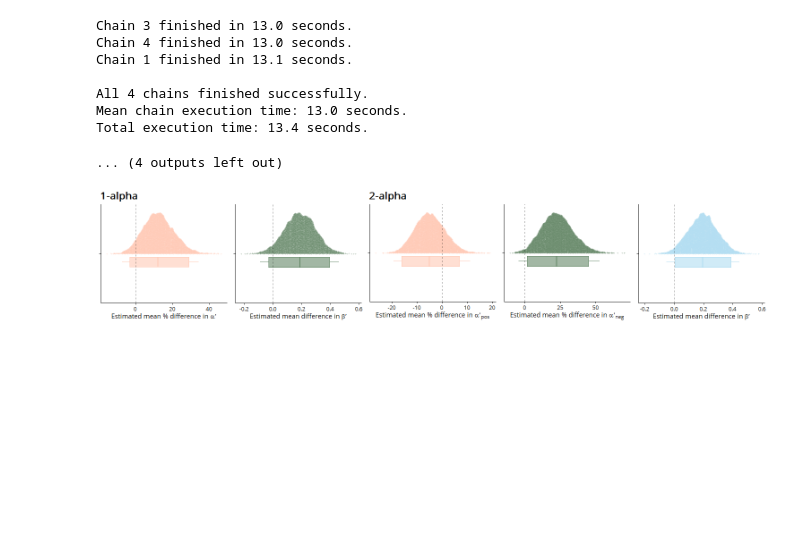
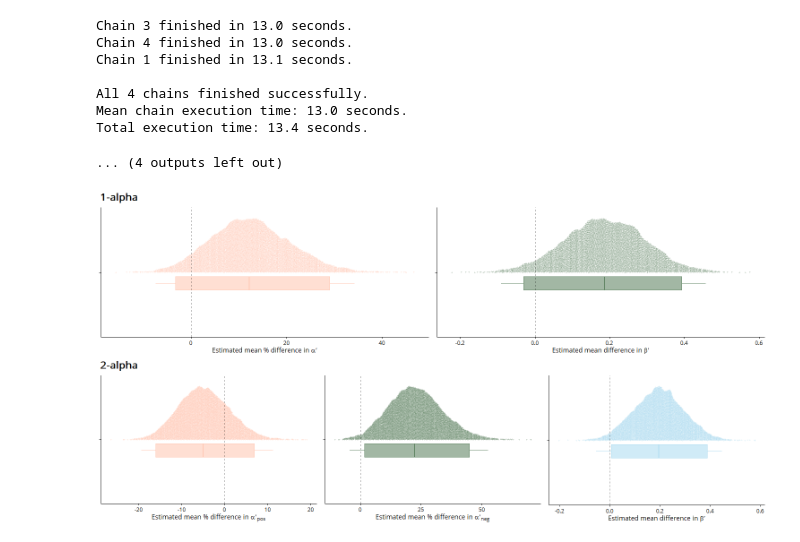
Before and after one commit to qdercon/pstpipeline, a Jupyter notebook: notebooks/main_results.ipynb, the cells around one changed output. Drawn from its saved outputs; the diff is of its cells as text; code cells hidden in the pictures; blank space fills up the shorter version.

```diff
--- a/notebooks/main_results.ipynb
+++ b/notebooks/main_results.ipynb
@@ -514,14 +514,14 @@ Mean chain execution time: 13.0 seconds.
 Total execution time: 13.4 seconds.
 ... (4 outputs left out)
 # %%
-%%R -w 15 -h 3 --units in -r 100
+%%R -w 15 -h 7.5 --units in -r 100
 dis_comp_1a_test_plt <- pstpipeline::plot_glm(
     dis_comp_1a_test, plot_var = "distanced", test = TRUE, font = "Open Sans", ovrll_title = "1-alpha"
 )
 dis_comp_2a_test_plt <- pstpipeline::plot_glm(
     dis_comp_2a_test, plot_var = "distanced", test = TRUE, font = "Open Sans", ovrll_title = "2-alpha"
 )
 
-cowplot::plot_grid(dis_comp_1a_test_plt, dis_comp_2a_test_plt, nrow = 1, rel_widths = c(2,3))
+cowplot::plot_grid(dis_comp_1a_test_plt, dis_comp_2a_test_plt, nrow = 2)
 # %% [output]
-[figure, old version]
+[figure, new version]
```
Also changed, not shown: parts of 5 cells of this notebook, 1 other file.
